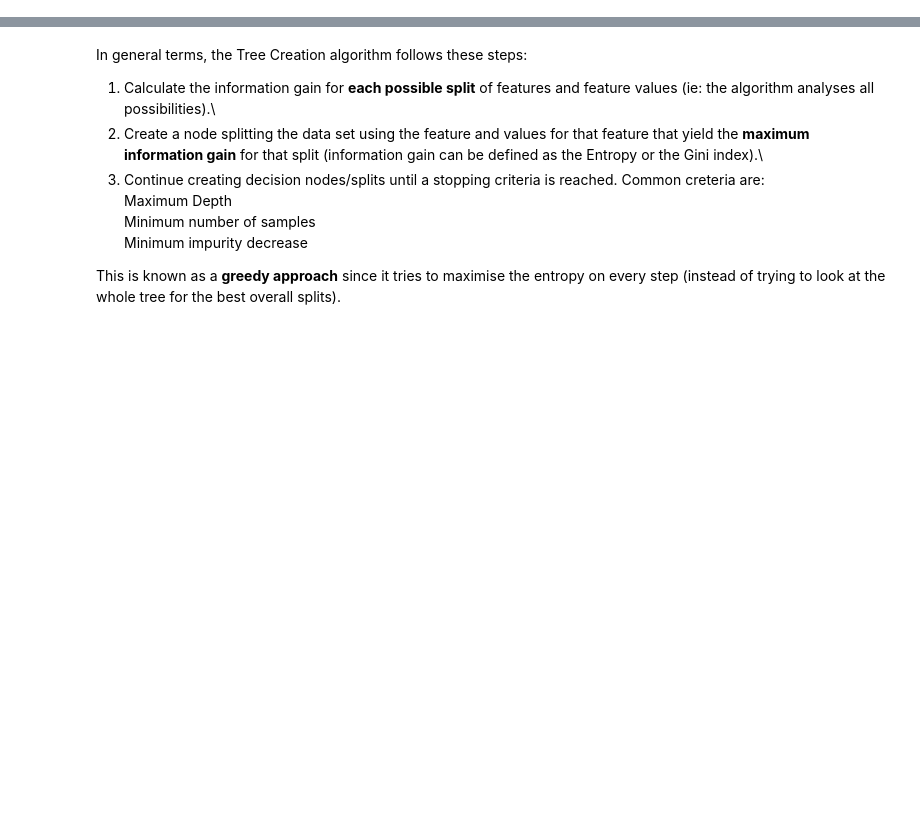
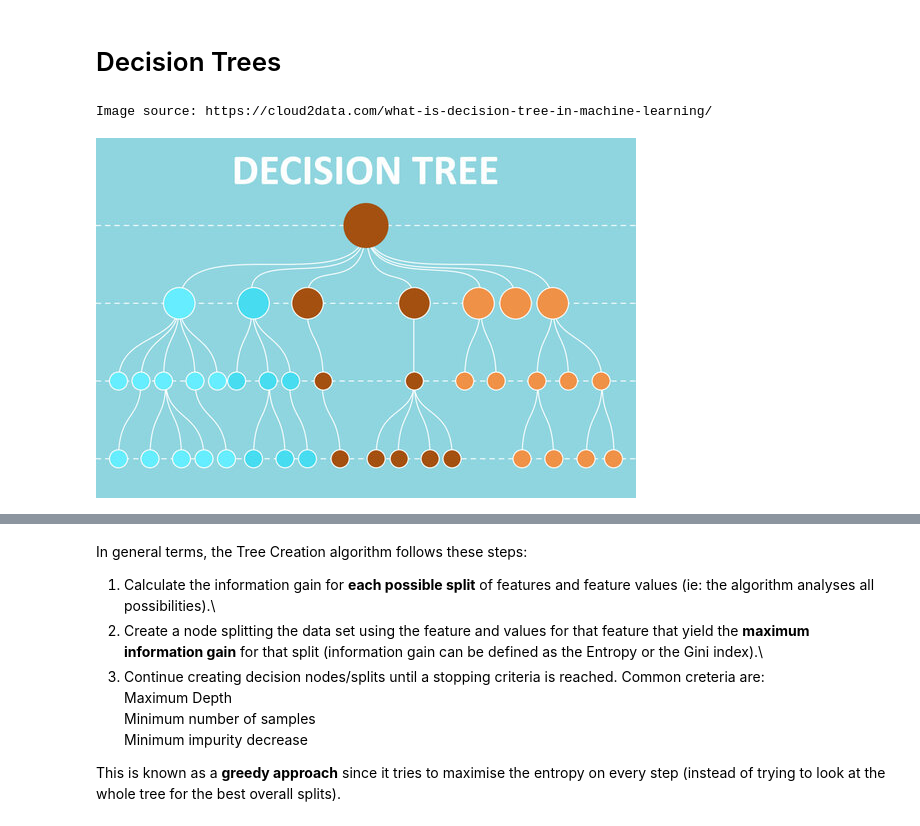
Before and after one commit to CrisNunezR/Code_experience, a Jupyter notebook: ML_code/03_Dec_Tree.ipynb, the cells around one changed output, grey strips where cells are left out. Saved outputs shown, nothing was run; the diff lists cells and outputs as text; code cells hidden in the pictures; blank space fills up the shorter version.

Commit message:
update decision trees

```diff
--- a/ML_code/03_Dec_Tree.ipynb
+++ b/ML_code/03_Dec_Tree.ipynb
@@ -0,0 +1,9 @@
+# %% [markdown]
+# Decision Trees
+# %%
+from IPython import display
+print(f"Image source: https://cloud2data.com/what-is-decision-tree-in-machine-learning/")
+display.Image("images/dec_tree.jpeg")
+# %% [output]
+Image source: https://cloud2data.com/what-is-decision-tree-in-machine-learning/
+[figure, added]
```
Also changed, not shown: parts of 19 cells of this notebook, 2 other files.
